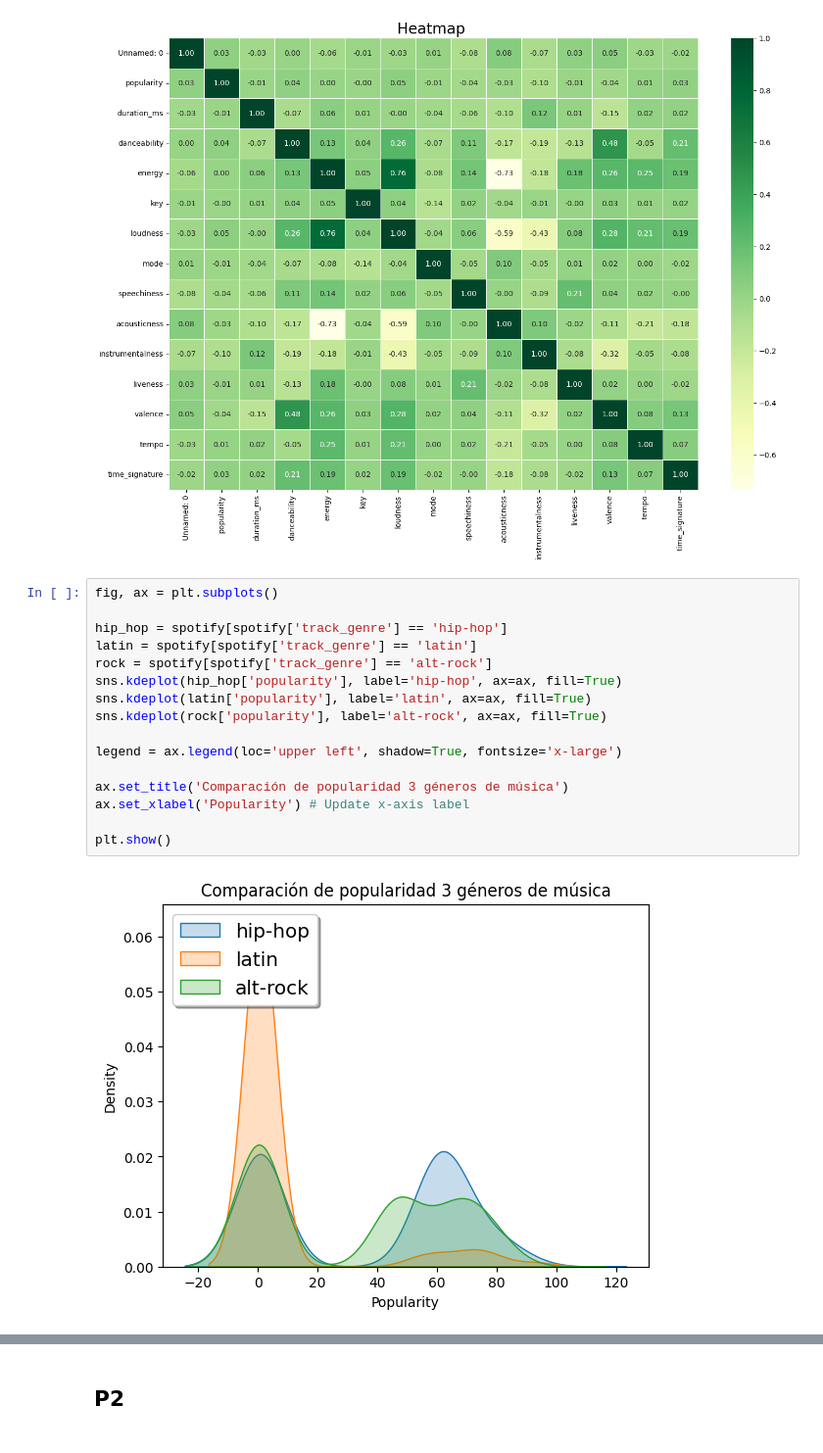
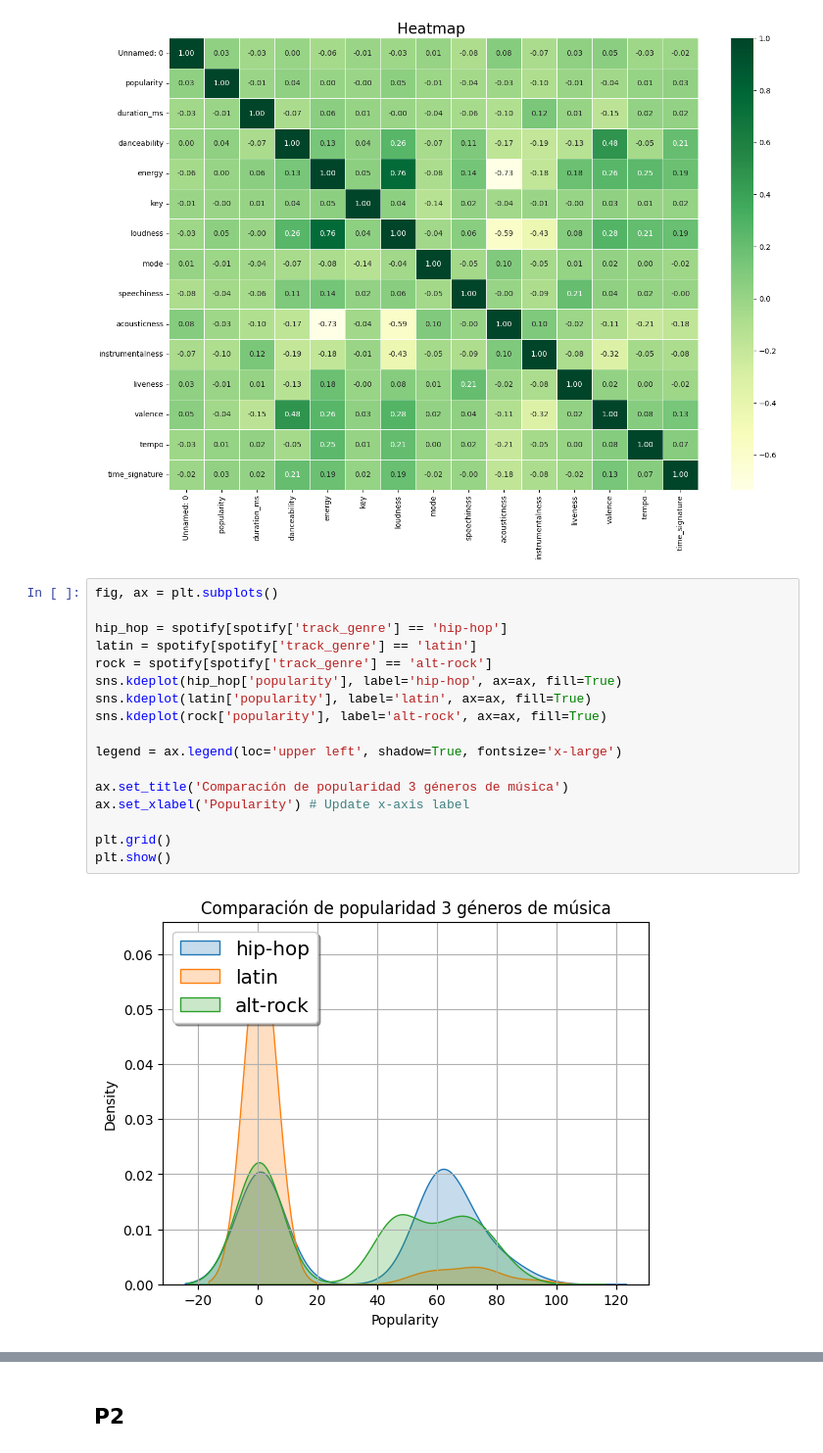
Before and after one commit to astromai/Proyecto-Mineria-de-Datos-CC5205, a Jupyter notebook: informe_final.ipynb, the cells around one changed output, grey strips where cells are left out. Shown at 98% size. Cells and saved outputs as stored; diff of their text form.

```diff
--- a/informe_final.ipynb
+++ b/informe_final.ipynb
@@ -98,18 +122,19 @@ plt.show()
 # %%
 fig, ax = plt.subplots()
 
 hip_hop = spotify[spotify['track_genre'] == 'hip-hop']
 latin = spotify[spotify['track_genre'] == 'latin']
 rock = spotify[spotify['track_genre'] == 'alt-rock']
 sns.kdeplot(hip_hop['popularity'], label='hip-hop', ax=ax, fill=True)
 sns.kdeplot(latin['popularity'], label='latin', ax=ax, fill=True)
 sns.kdeplot(rock['popularity'], label='alt-rock', ax=ax, fill=True)
 
 legend = ax.legend(loc='upper left', shadow=True, fontsize='x-large')
 
 ax.set_title('Comparación de popularidad 3 géneros de música')
 ax.set_xlabel('Popularity') # Update x-axis label
 
+plt.grid()
 plt.show()
 # %% [output]
-[figure, old version]
+[figure, new version]
```
Also changed, not shown: parts of 74 cells of this notebook, 4 other files.
